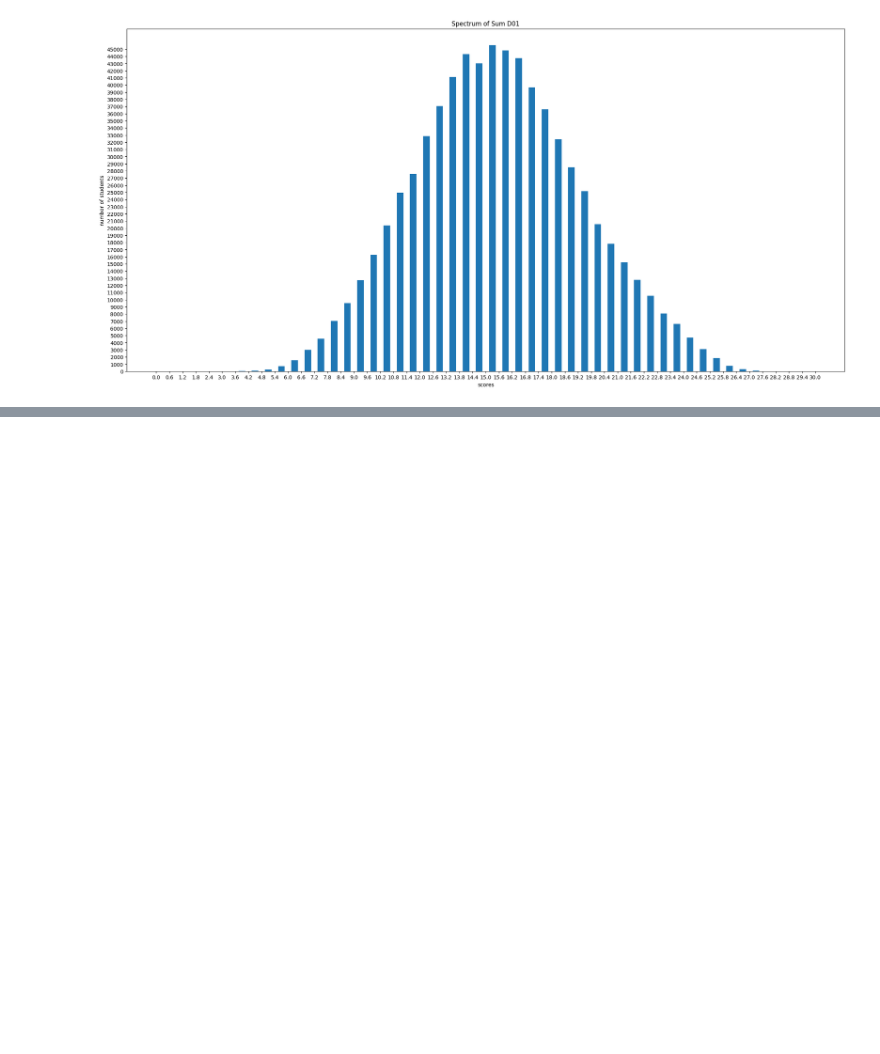
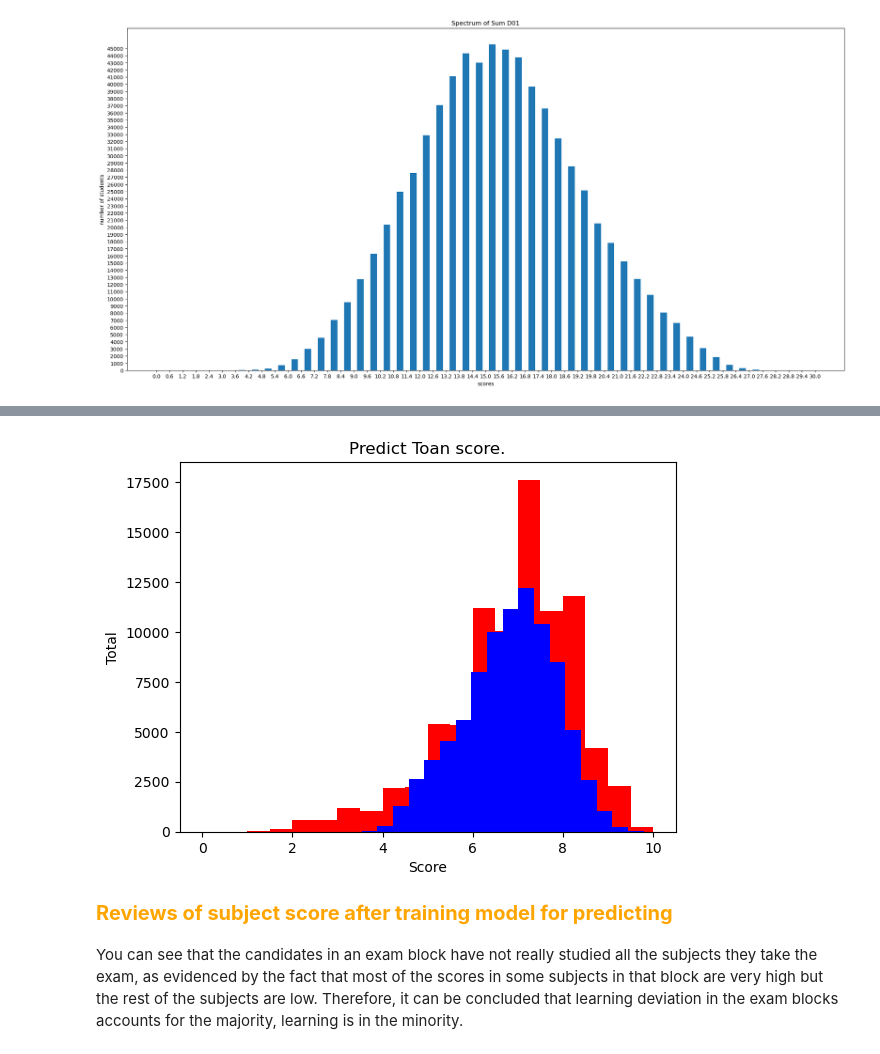
Before and after one commit to HoDangCao/Analyze-College-Entrance-Exam-Scores, a Jupyter notebook: demo.ipynb, the cells around one changed output, grey strips where cells are left out. Cells and saved outputs as stored; diff of their text form; code cells hidden in the pictures; blank space fills up the shorter version.

```diff
--- a/demo.ipynb
+++ b/demo.ipynb
@@ -335,0 +471,10 @@ visualize_spectrum('Sum D01', get_subject_from_group('D01'))
+# %%
+visualizationDataHis(y_test,y_preds,subjectWantToPredict)
+# %% [output]
+[figure, added]
+# %% [markdown]
+<span style = "color:orange;font-weight:700;font-size:20px">
+Reviews of subject score after training model for predicting
+</span>
+# %% [markdown]
+You can see that the candidates in an exam block have not really studied all the subjects they take the exam, as evidenced by the fact that most of the scores in some subjects in that block are very high but the rest of the subjects are low. Therefore, it can be concluded that learning deviation in the exam blocks accounts for the majority, learning is in the minority.
```
Also changed, not shown: parts of 28 cells of this notebook.
